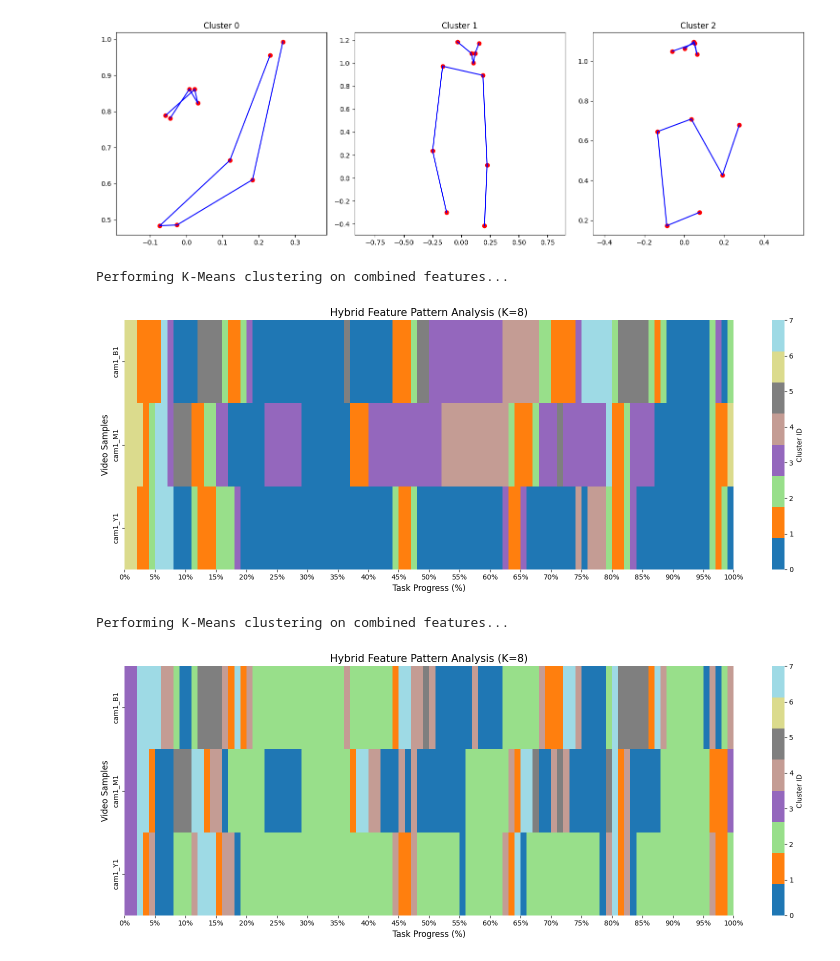
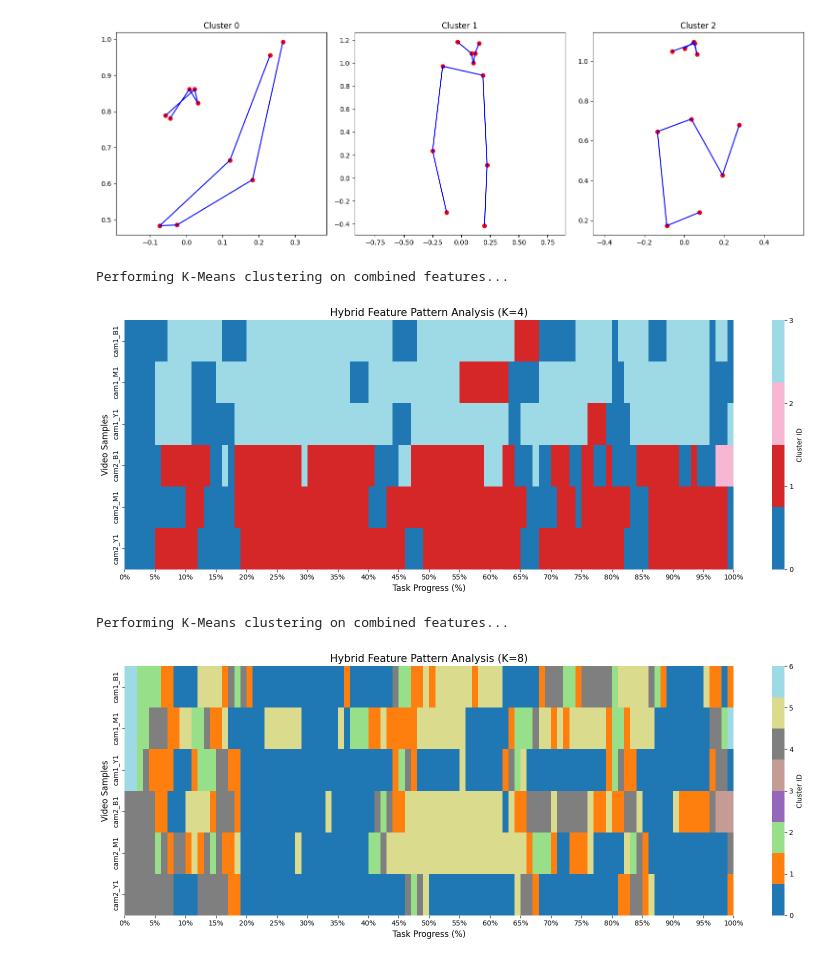
Before and after one commit to Lo122/LSTM_HRC, a Jupyter notebook: data/dataset/analyze_posture.ipynb, the cells around one changed output. Drawn from its saved outputs; the diff is of its cells as text; code cells hidden in the pictures.

```diff
--- a/data/dataset/analyze_posture.ipynb
+++ b/data/dataset/analyze_posture.ipynb
@@ -11,7 +11,7 @@ from sklearn.cluster import KMeans
 from sklearn.preprocessing import StandardScaler
 
 cam_pt_dir = r"C:\Users\loy49\Desktop\REPO\LSTM_HRC\data\dataset\*.pt"
-pt_files = glob.glob(cam_pt_dir)
+pt_files = sorted(glob.glob(cam_pt_dir))
 
 degree_only = []
 posture_only = []
@@ -56,7 +56,7 @@ K_range = range(2, 16) #
 
 for k in K_range:
     kmeans = KMeans(n_clusters=k, random_state=42, n_init=10)
-    kmeans.fit(X)
+    kmeans.fit(X_scaled_deg)
     inertias.append(kmeans.inertia_)
 
 #
@@ -167,15 +167,15 @@ def plot_hybrid_feature_heatmap(X_stacked, data_path, n_clusters=5, target_steps
 pt_path = r"C:\Users\loy49\Desktop\REPO\LSTM_HRC\data\dataset"
 # %%
 #posture + degree
-kmeans_all, parallel_matrix_all = plot_hybrid_feature_heatmap(X_scaled_all, pt_path, n_clusters=8)
+kmeans_all, parallel_matrix_all = plot_hybrid_feature_heatmap(X_scaled_all, pt_path, n_clusters=4)
 # %% [output]
 Performing K-Means clustering on combined features...
-[figure, old version]
+[figure, new version]
 # %%
 #degree only
 kmeans_deg, parallel_matrix_deg = plot_hybrid_feature_heatmap(X_scaled_deg, pt_path, n_clusters=8)
 # %% [output]
 Performing K-Means clustering on combined features...
-[figure, old version]
+[figure, new version]
 # %%
 #posture only
```
Also changed, not shown: parts of 3 cells of this notebook.
